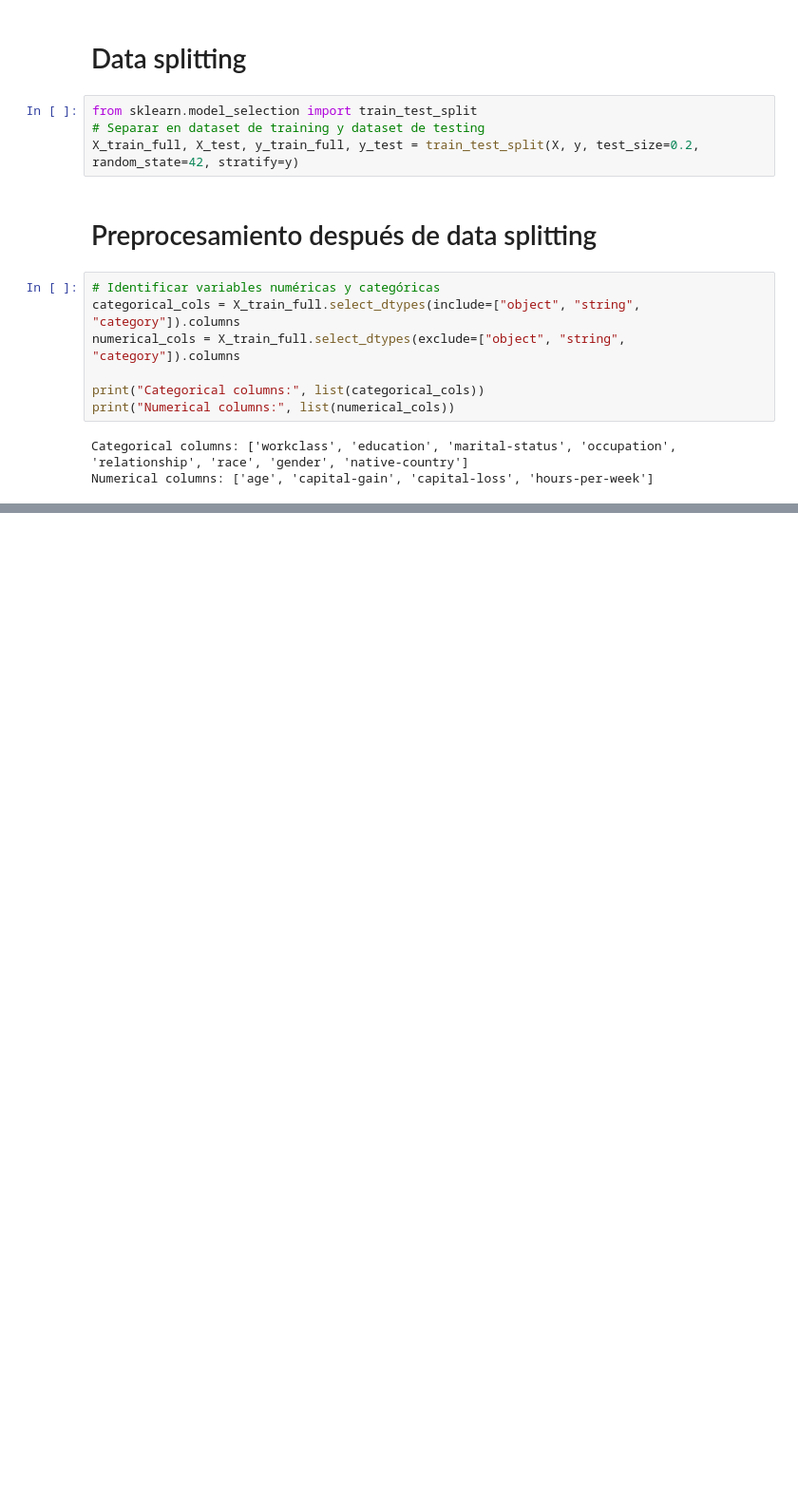
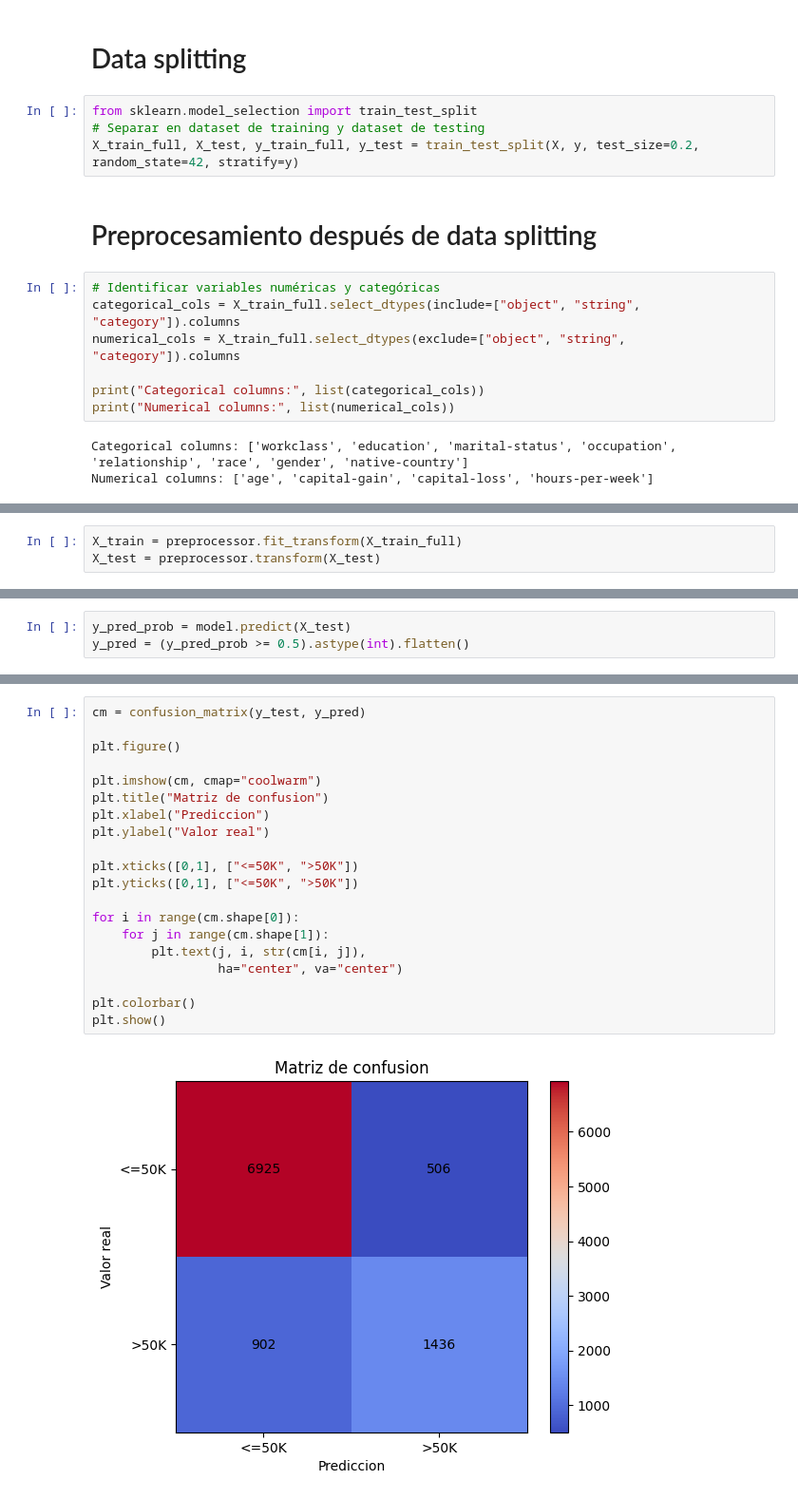
Before and after one commit to carlosagalicia/Clasificador-de-ingreso-anual, a Jupyter notebook: Adult.ipynb, the cells around one changed output, grey strips where cells are left out. Shown at 95% size. Drawn from its saved outputs; the diff is of its cells as text; blank space fills up the shorter version.

```diff
--- a/Adult.ipynb
+++ b/Adult.ipynb
@@ -112,2 +137,5 @@ preprocessor = ColumnTransformer(
     ]
 )
+# %%
+X_train = preprocessor.fit_transform(X_train_full)
+X_test = preprocessor.transform(X_test)
@@ -113,0 +259,3 @@ preprocessor = ColumnTransformer(
+# %%
+y_pred_prob = model.predict(X_test)
+y_pred = (y_pred_prob >= 0.5).astype(int).flatten()
@@ -113,0 +275,22 @@ preprocessor = ColumnTransformer(
+# %%
+cm = confusion_matrix(y_test, y_pred)
+
+plt.figure()
+
+plt.imshow(cm, cmap="coolwarm")
+plt.title("Matriz de confusion")
+plt.xlabel("Prediccion")
+plt.ylabel("Valor real")
+
+plt.xticks([0,1], ["<=50K", ">50K"])
+plt.yticks([0,1], ["<=50K", ">50K"])
+
+for i in range(cm.shape[0]):
+    for j in range(cm.shape[1]):
+        plt.text(j, i, str(cm[i, j]),
+                 ha="center", va="center")
+
+plt.colorbar()
+plt.show()
+# %% [output]
+[figure, added]
```
Also changed, not shown: parts of 15 cells of this notebook.
